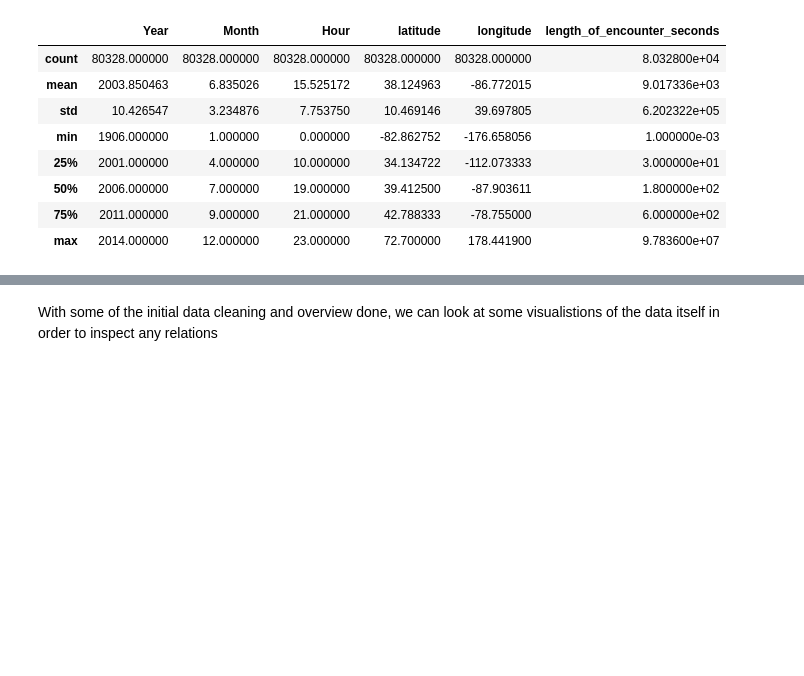
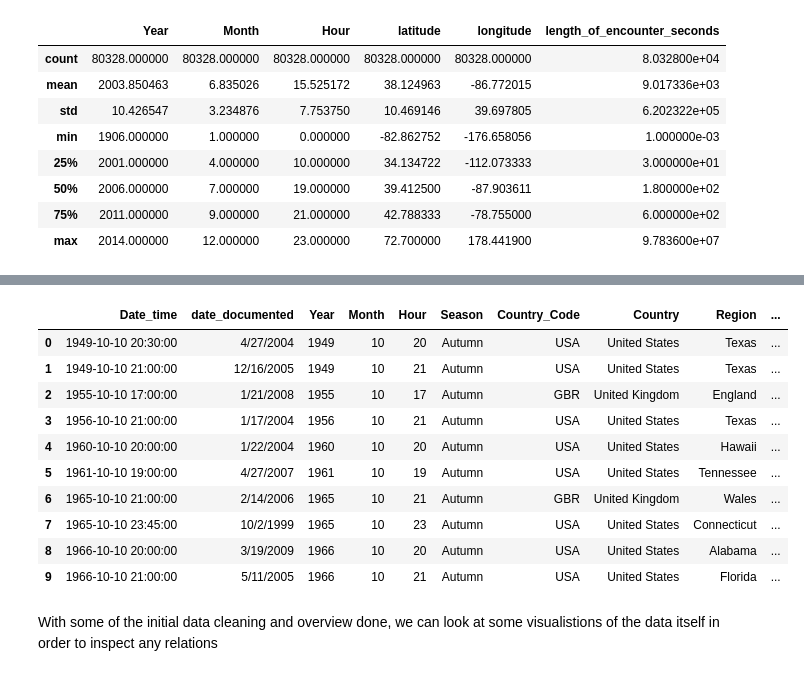
Before and after one commit to MattMacCollum/UFO-Sightings-Analysis, a Jupyter notebook: UFO_Notebook.ipynb, the cells around one changed output, grey strips where cells are left out. Saved outputs shown, nothing was run; the diff lists cells and outputs as text; code cells hidden in the pictures; blank space fills up the shorter version.

```diff
--- a/UFO_Notebook.ipynb
+++ b/UFO_Notebook.ipynb
@@ -98,3 +120,26 @@ df.describe()
+# %%
+types = {
+    "Season":"category",
+    "Country":"category",
+    "Region":"category",
+    "UFO_shape":"category",
+    "Description":"string"
+}
+
+df = df.astype(types)
+df.head(10)
+# %% [output]
+|  | Date_time | date_documented | Year | Month | Hour | Season | Country_Code | Country | Region | ... |
+| 0 | 1949-10-10 20:30:00 | 4/27/2004 | 1949 | 10 | 20 | Autumn | USA | United States | Texas | ... |
+| 1 | 1949-10-10 21:00:00 | 12/16/2005 | 1949 | 10 | 21 | Autumn | USA | United States | Texas | ... |
+| 2 | 1955-10-10 17:00:00 | 1/21/2008 | 1955 | 10 | 17 | Autumn | GBR | United Kingdom | England | ... |
+| 3 | 1956-10-10 21:00:00 | 1/17/2004 | 1956 | 10 | 21 | Autumn | USA | United States | Texas | ... |
+| 4 | 1960-10-10 20:00:00 | 1/22/2004 | 1960 | 10 | 20 | Autumn | USA | United States | Hawaii | ... |
+| 5 | 1961-10-10 19:00:00 | 4/27/2007 | 1961 | 10 | 19 | Autumn | USA | United States | Tennessee | ... |
+| 6 | 1965-10-10 21:00:00 | 2/14/2006 | 1965 | 10 | 21 | Autumn | GBR | United Kingdom | Wales | ... |
+| 7 | 1965-10-10 23:45:00 | 10/2/1999 | 1965 | 10 | 23 | Autumn | USA | United States | Connecticut | ... |
+| 8 | 1966-10-10 20:00:00 | 3/19/2009 | 1966 | 10 | 20 | Autumn | USA | United States | Alabama | ... |
+| 9 | 1966-10-10 21:00:00 | 5/11/2005 | 1966 | 10 | 21 | Autumn | USA | United States | Florida | ... |
 # %% [markdown]
 With some of the initial data cleaning and overview done, we can look at some visualistions of the data itself in order to inspect any relations
 # %%
```
Also changed, not shown: parts of 3 cells of this notebook.
